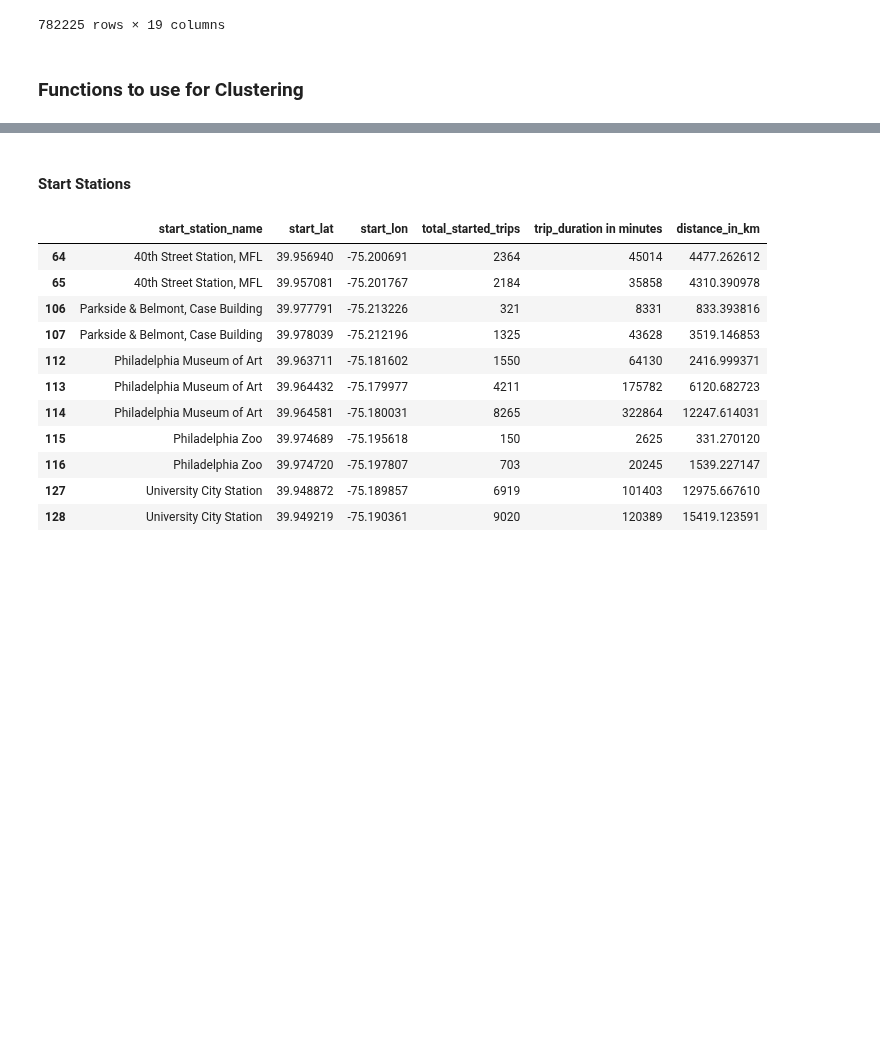
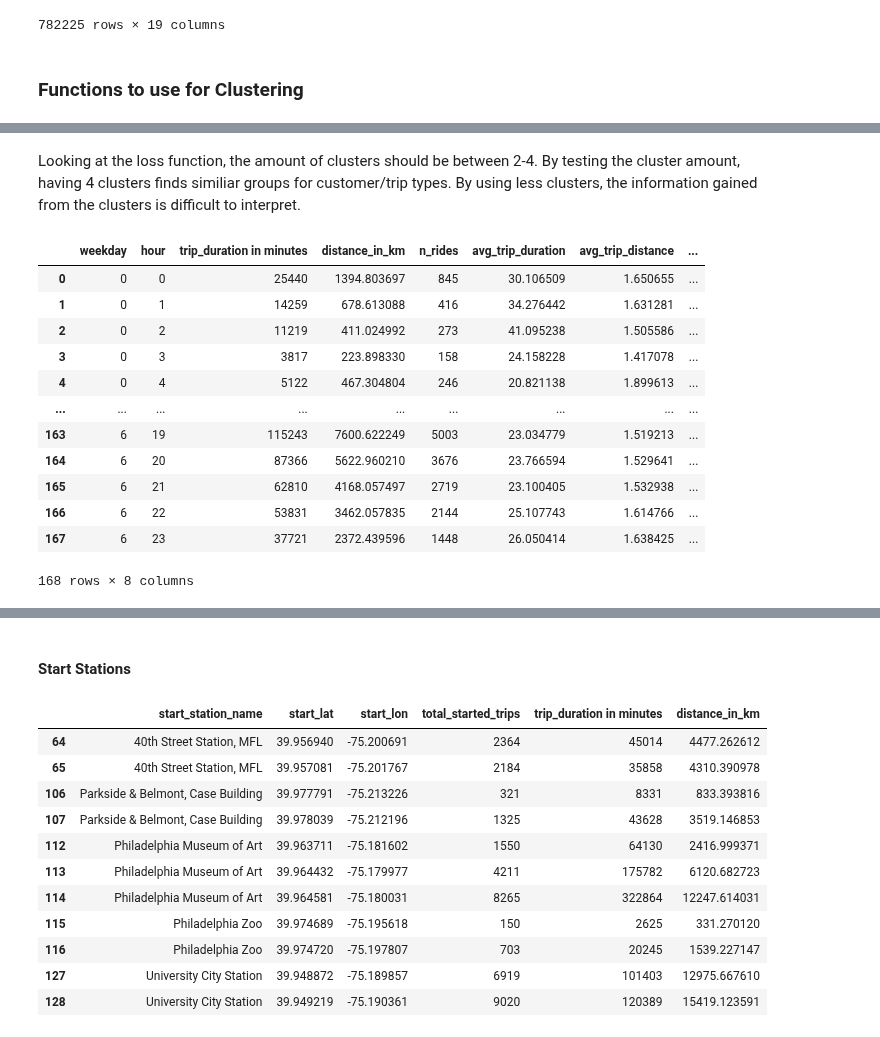
Before and after one commit to yassinehammou27/intentionally_blank, a Jupyter notebook: Team Assignment - Intentionally Blank.ipynb, the cells around one changed output, grey strips where cells are left out. Saved outputs shown, nothing was run; the diff lists cells and outputs as text; code cells hidden in the pictures; blank space fills up the shorter version.

```diff
--- a/Team Assignment - Intentionally Blank.ipynb
+++ b/Team Assignment - Intentionally Blank.ipynb
@@ -371,7 +374,7 @@ def calcKMeans(numClusters, dataframe):
     result = KMeans(n_clusters=numClusters, n_init=10)
     result.fit(dataframe)
 
-    dataframe['KMeans'] = result.predict(dataframe)
+    dataframe['Cluster'] = result.predict(dataframe)
 # %%
 # This function describes every KMeans cluster with the describe() function for the original dataframe
 def describeData(originalDataframe, scaledDataframe, numClusters):
@@ -379,0 +460,29 @@ def describeData(originalDataframe, scaledDataframe, numClusters):
+# %% [markdown]
+Looking at the loss function, the amount of clusters should be between 2-4. By testing the cluster amount,
+<br> having 4 clusters finds similiar groups for customer/trip types. By using less clusters, the information gained<br>
+from the clusters is difficult to interpret.
+# %%
+# Define the cluster amount here
+cluster = 4
+
+# Calculating KMeans
+calcKMeans(cluster, df_phil_clus_customer_types_cluster_scaled)
+
+# Adding the clusters from KMeans into the original dataframe
+df_phil_clus_customer_types_merged.loc[:, 'Cluster'] = df_phil_clus_customer_types_cluster_scaled['Cluster']
+
+df_phil_clus_customer_types_merged
+# %% [output]
+|  | weekday | hour | trip_duration in minutes | distance_in_km | n_rides | avg_trip_duration | avg_trip_distance | ... |
+| 0 | 0 | 0 | 25440 | 1394.803697 | 845 | 30.106509 | 1.650655 | ... |
+| 1 | 0 | 1 | 14259 | 678.613088 | 416 | 34.276442 | 1.631281 | ... |
+| 2 | 0 | 2 | 11219 | 411.024992 | 273 | 41.095238 | 1.505586 | ... |
+| 3 | 0 | 3 | 3817 | 223.898330 | 158 | 24.158228 | 1.417078 | ... |
+| 4 | 0 | 4 | 5122 | 467.304804 | 246 | 20.821138 | 1.899613 | ... |
+| ... | ... | ... | ... | ... | ... | ... | ... | ... |
+| 163 | 6 | 19 | 115243 | 7600.622249 | 5003 | 23.034779 | 1.519213 | ... |
+| 164 | 6 | 20 | 87366 | 5622.960210 | 3676 | 23.766594 | 1.529641 | ... |
+| 165 | 6 | 21 | 62810 | 4168.057497 | 2719 | 23.100405 | 1.532938 | ... |
+| 166 | 6 | 22 | 53831 | 3462.057835 | 2144 | 25.107743 | 1.614766 | ... |
+| 167 | 6 | 23 | 37721 | 2372.439596 | 1448 | 26.050414 | 1.638425 | ... |
+168 rows × 8 columns
```
Also changed, not shown: parts of 19 cells of this notebook.
